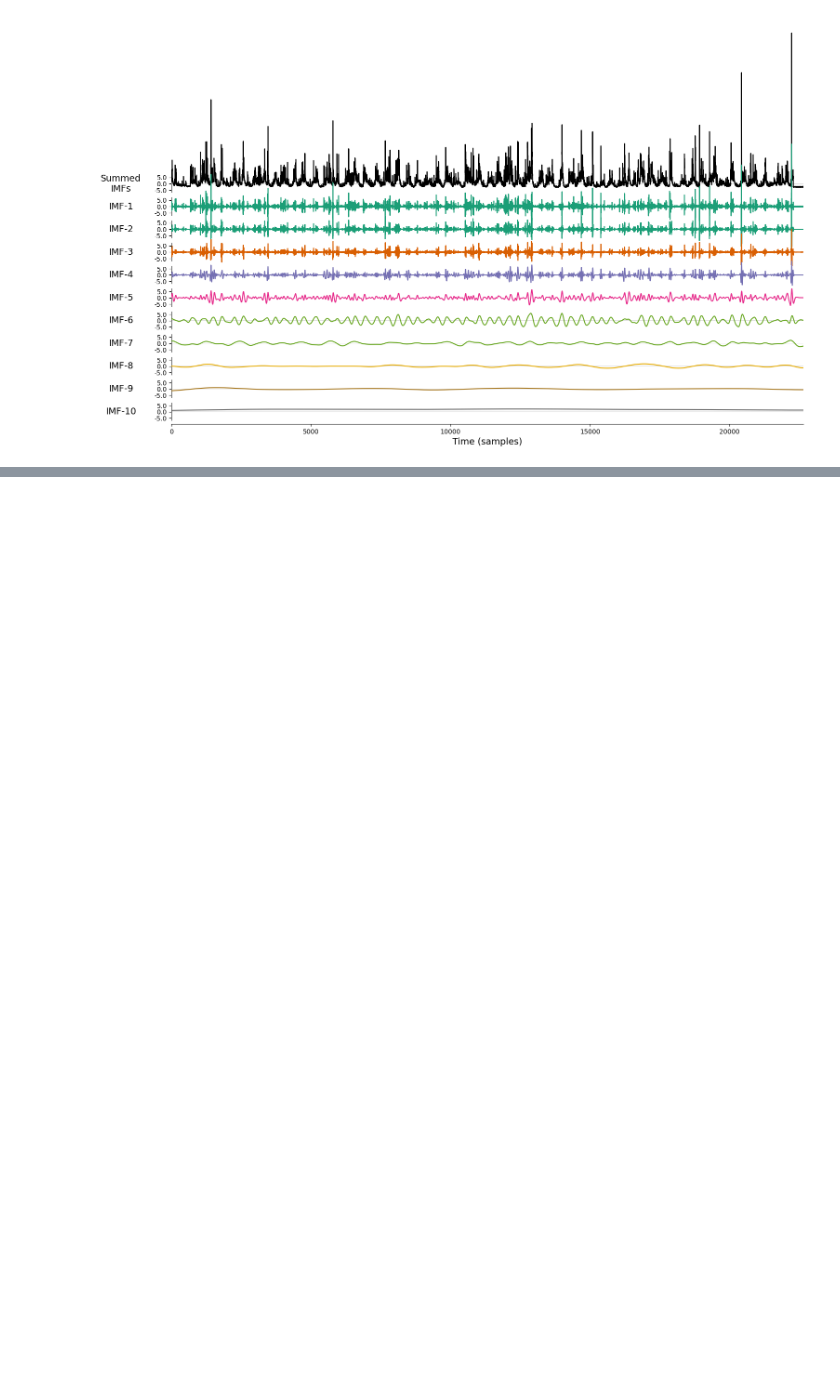
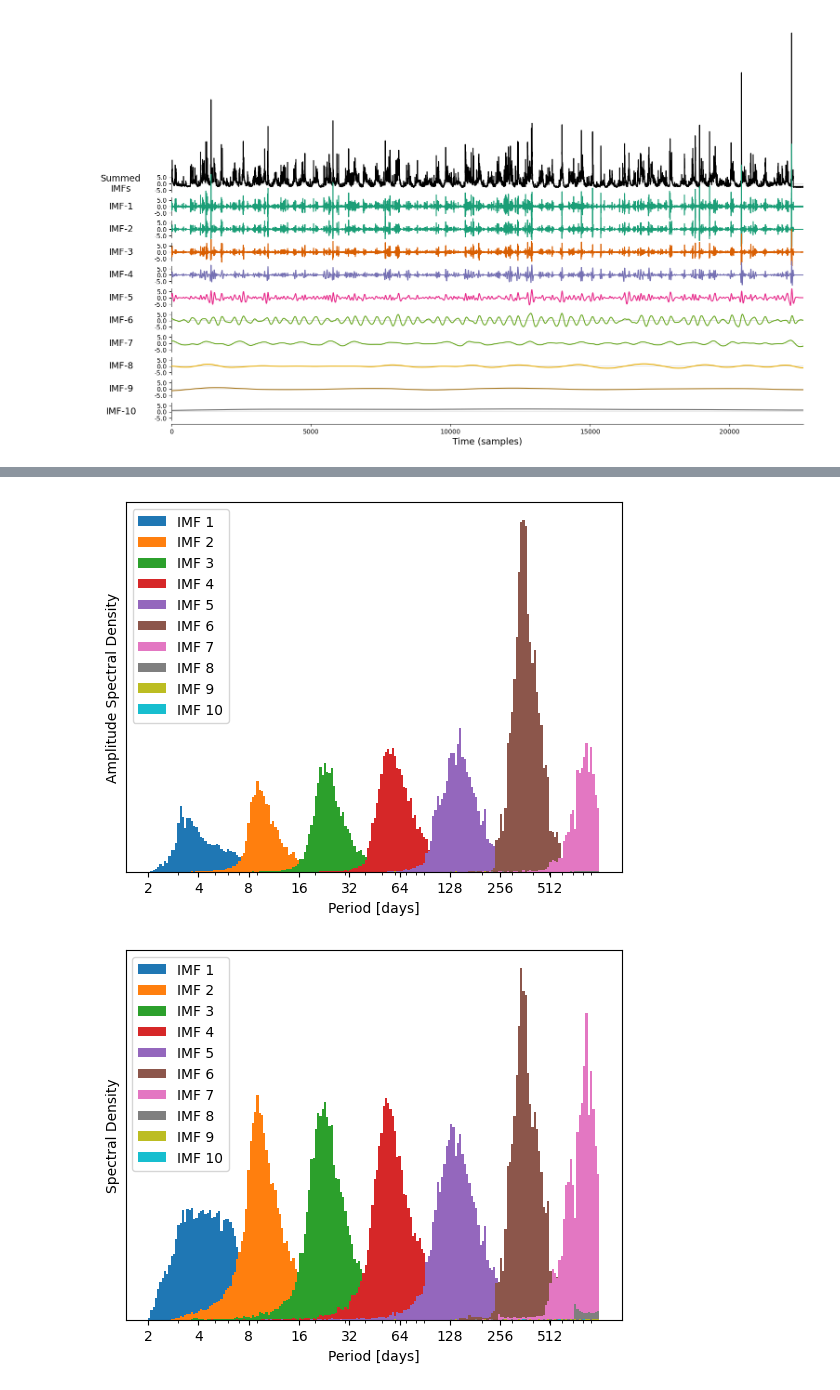
Before and after one commit to MariusAlonso/MVA-TS-Intrinsic-Timescales-Surface-Solar-Irradiance, a Jupyter notebook: paul.ipynb, the cells around one changed output, grey strips where cells are left out. Saved outputs shown, nothing was run; the diff lists cells and outputs as text; code cells hidden in the pictures; blank space fills up the shorter version.

```diff
--- a/paul.ipynb
+++ b/paul.ipynb
@@ -67,0 +138,33 @@ IP, IF, IA = emd.spectra.frequency_transform(imf, 1, 'hilbert')
+# %%
+freq_edges, freq_centres = emd.spectra.define_hist_bins(1/1000, 1/2, 200, 'log')
+
+f, hht = emd.spectra.hilberthuang(IF, IA, freq_edges, mode='amplitude', sum_time=True, sum_imfs=False)
+f, hht_0a = emd.spectra.hilberthuang(IF, np.ones_like(IA), freq_edges, mode='amplitude', sum_time=True, sum_imfs=False)
+
+# Plot the HHT
+for i in range(hht.shape[1]):
+    plt.bar(1 / freq_centres, hht[:, i], label="IMF %d" % (i +1), width=1 / freq_edges[1:] - 1 / freq_edges[:-1])
+plt.xlabel("Period [days]")
+plt.ylabel("Amplitude Spectral Density")
+# plt.title("BSRN data from " + paths[i_path])
+plt.xscale("log")
+plt.xticks(PLOTTED_PERIODS, PLOTTED_PERIODS)
+plt.yticks([])
+plt.legend()
+plt.show()
+
+
+# Plot the HHT
+for i in range(hht.shape[1]):
+    plt.bar(1 / freq_centres, hht_0a[:, i], label="IMF %d" % (i +1), width=1 / freq_edges[1:] - 1 / freq_edges[:-1])
+plt.xlabel("Period [days]")
+plt.ylabel("Spectral Density")
+# plt.title("BSRN data from " + paths[i_path])
+plt.xscale("log")
+plt.xticks(PLOTTED_PERIODS, PLOTTED_PERIODS)
+plt.yticks([])
+plt.legend()
+plt.show()
+# %% [output]
+[figure, added]
+[figure, added]
```
Also changed, not shown: parts of 7 cells of this notebook, 1 other file.
